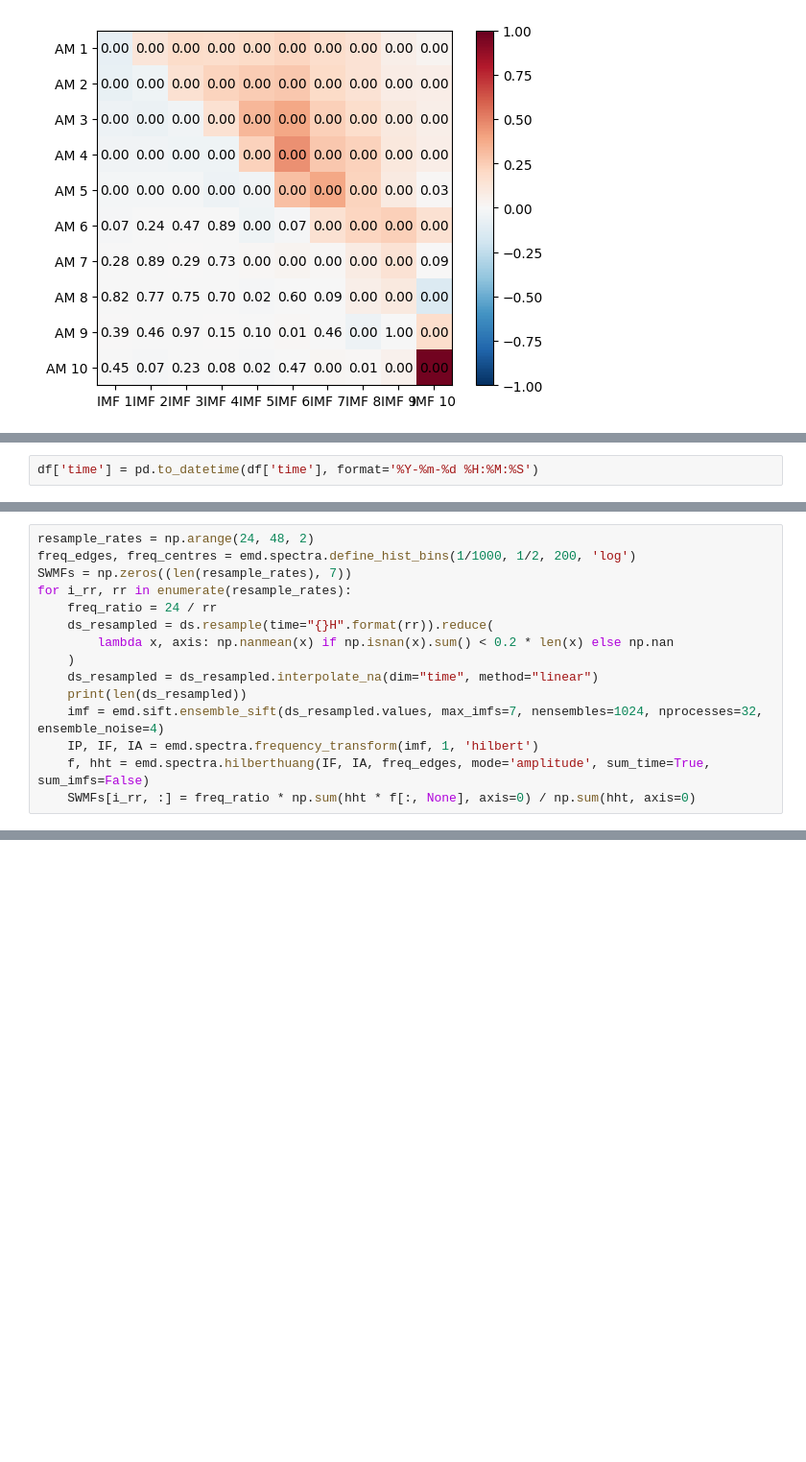
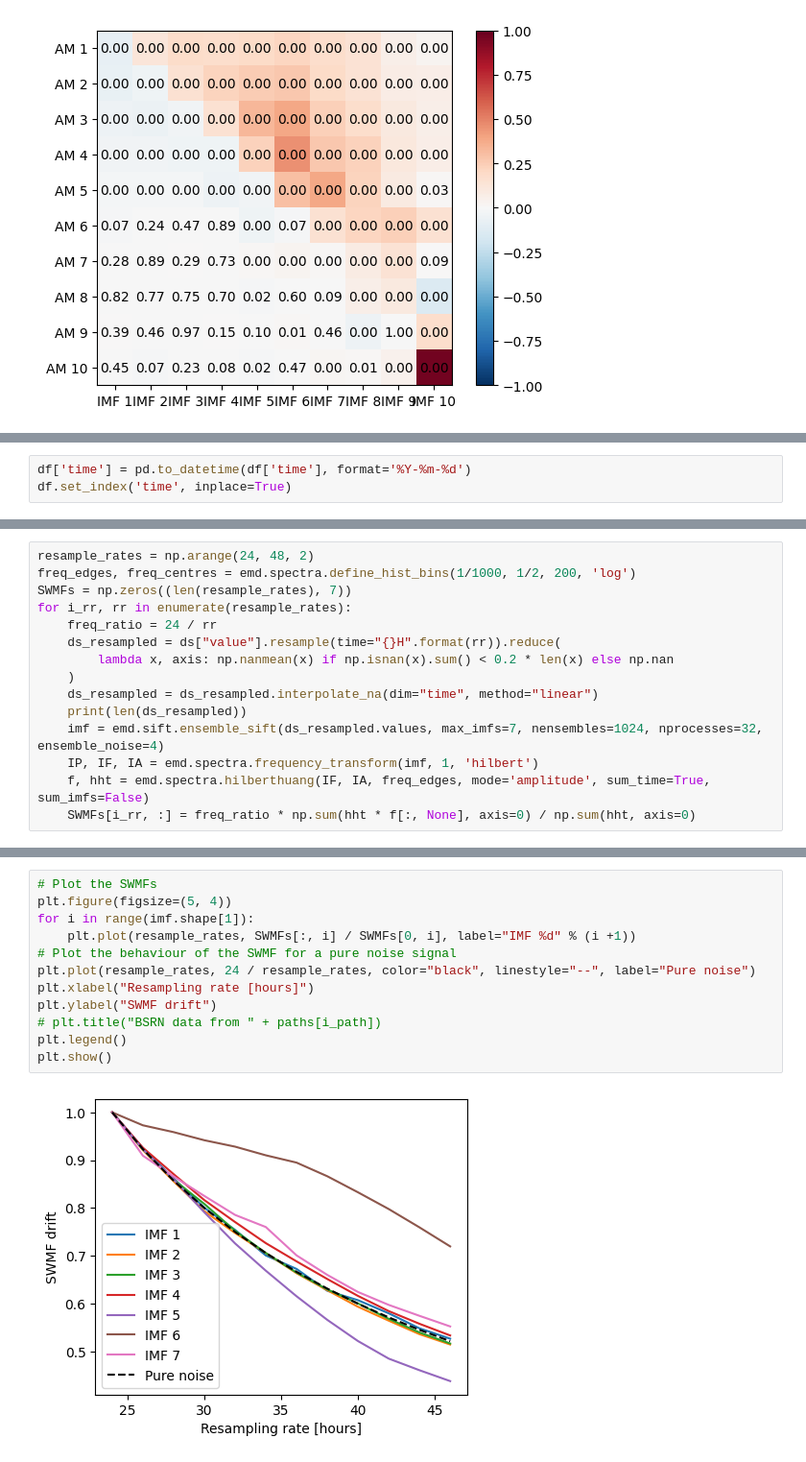
Before and after one commit to MariusAlonso/MVA-TS-Intrinsic-Timescales-Surface-Solar-Irradiance, a Jupyter notebook: paul.ipynb, the cells around one changed output, grey strips where cells are left out. Shown at 96% size. Saved outputs shown, nothing was run; the diff lists cells and outputs as text; blank space fills up the shorter version.

```diff
--- a/paul.ipynb
+++ b/paul.ipynb
@@ -194,2 +210,3 @@ plt.show()
 # %%
-df['time'] = pd.to_datetime(df['time'], format='%Y-%m-%d %H:%M:%S')
+df['time'] = pd.to_datetime(df['time'], format='%Y-%m-%d')
+df.set_index('time', inplace=True)
@@ -219,7 +247,7 @@ freq_edges, freq_centres = emd.spectra.define_hist_bins(1/1000, 1/2, 200, 'log')
 SWMFs = np.zeros((len(resample_rates), 7))
 for i_rr, rr in enumerate(resample_rates):
     freq_ratio = 24 / rr
-    ds_resampled = ds.resample(time="{}H".format(rr)).reduce(
+    ds_resampled = ds["value"].resample(time="{}H".format(rr)).reduce(
         lambda x, axis: np.nanmean(x) if np.isnan(x).sum() < 0.2 * len(x) else np.nan
     )
     ds_resampled = ds_resampled.interpolate_na(dim="time", method="linear")
@@ -232,0 +277,14 @@ TypeError: Only valid with DatetimeIndex, TimedeltaIndex or PeriodIndex, but got
+# %%
+# Plot the SWMFs
+plt.figure(figsize=(5, 4))
+for i in range(imf.shape[1]):
+    plt.plot(resample_rates, SWMFs[:, i] / SWMFs[0, i], label="IMF %d" % (i +1))
+# Plot the behaviour of the SWMF for a pure noise signal
+plt.plot(resample_rates, 24 / resample_rates, color="black", linestyle="--", label="Pure noise")
+plt.xlabel("Resampling rate [hours]")
+plt.ylabel("SWMF drift")
+# plt.title("BSRN data from " + paths[i_path])
+plt.legend()
+plt.show()
+# %% [output]
+[figure, added]
```
Also changed, not shown: parts of 5 cells of this notebook.
